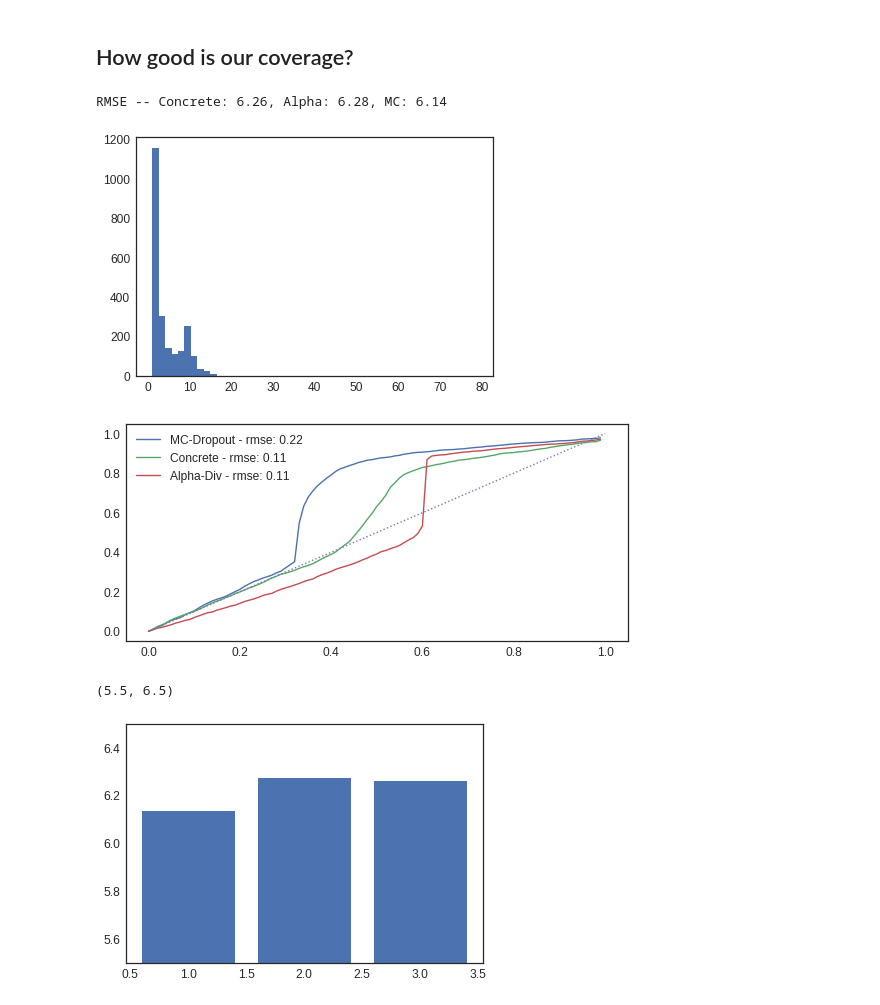
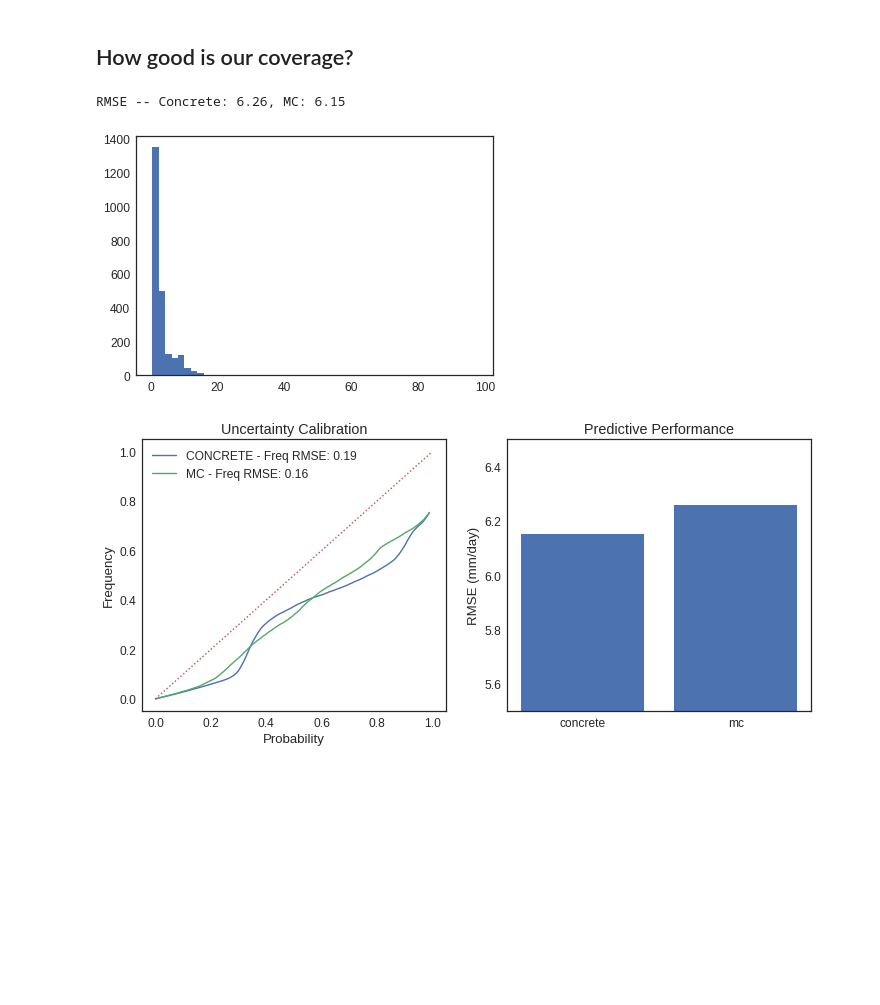
Before and after one commit to tjvandal/CI-2017, a Jupyter notebook: notebooks/bnn-climate.ipynb, the cells around one changed output. Cells and saved outputs as stored; diff of their text form; code cells hidden in the pictures; blank space fills up the shorter version.

```diff
--- a/notebooks/bnn-climate.ipynb
+++ b/notebooks/bnn-climate.ipynb
@@ -29,7 +31,7 @@ np.random.seed(0)
 # Set some global parameters
 # %%
 K_test = 5
-batch_size = 100
+batch_size = 128
 lr = 1e-4
 default_dropout_rate = 0.5
 alpha = 0.5
@@ -384,60 +394,70 @@ def get_mean_var(samples):
     sigma2 *= scale_y.var_
     return mu, sigma2
 
-concrete_mu, concrete_sigma2 = get_mean_var(concrete_samples[test_rainy_days])
-mc_mu, mc_sigma2 = get_mean_var(mc_samples[test_rainy_days])
-alpha_mu, alpha_sigma2 = get_mean_var(alpha_samples[test_rainy_days])
+concrete_mu, concrete_sigma2 = get_mean_var(samples['concrete'][test_rainy_days])
+mc_mu, mc_sigma2 = get_mean_var(samples['mc'][test_rainy_days])
+#alpha_mu, alpha_sigma2 = get_mean_var(samples['alpha'][test_rainy_days])
 
 get_rmse = lambda x: np.mean((x -  Y_test[test_rainy_days, 0])**2)**0.50
 
 concrete_rmse = get_rmse(concrete_mu)
-alpha_rmse = get_rmse(alpha_mu)
+#alpha_rmse = get_rmse(alpha_mu)
 mc_rmse = get_rmse(mc_mu)
 
-print "RMSE -- Concrete: %2.2f, Alpha: %2.2f, MC: %2.2f" % (concrete_rmse, alpha_rmse, mc_rmse)
+print "RMSE -- Concrete: %2.2f, MC: %2.2f" % (concrete_rmse, mc_rmse)
 
 plt.hist(concrete_sigma2**0.5, bins=50)
 plt.show()
 # %% [output]
-RMSE -- Concrete: 6.26, Alpha: 6.28, MC: 6.14
+RMSE -- Concrete: 6.26, MC: 6.15
-[figure, old version]
+[figure, new version]
 # %%
-def coverage_plot(mu, sigma2, y, ax, name=None):
+def coverage_plot(samples, y, ax, name=None):
+    mu, sigma2 = get_mean_var(samples)
+    sigma = np.sqrt(sigma2)
     p_range = np.arange(0.0, 1.0, 0.01)
     ratios = []
     std = sigma2**0.5
 
     normal_dist = scipy.stats.norm(0,1)
     for p_interval in p_range:
         p = 0.5 + p_interval/2.
         plow = (1. - p)/2
         phi = 1-plow
 
         zscale = normal_dist.ppf(p)
         sample_hi = mu + zscale * std
         sample_low = mu - zscale * std
 
         ratios.append(np.mean((sample_hi > y) & (y > sample_low)))
 
     err = np.mean((p_range - np.array(ratios))**2)**0.5
-    ax.plot(p_range, ratios, label='%s - rmse: %2.2f' % (name, err))
+    ax.plot(p_range, ratios, label='%s - Freq RMSE: %2.2f' % (name.upper(), err))
 
-fig, axs = plt.subplots(1,1,figsize=(9,4))
+fig, axs = plt.subplots(1,2,figsize=(12,5))
 axs = np.ravel(axs)
 
-coverage_plot(mc_mu, mc_sigma2, Y_test[test_rainy_days, 0], axs[0], name='MC-Dropout')
-coverage_plot(concrete_mu, concrete_sigma2, Y_test[test_rainy_days, 0], axs[0], name='Concrete')
-coverage_plot(alpha_mu, alpha_sigma2, Y_test[test_rainy_days, 0], axs[0], name='Alpha-Div')
+for key in sorted(samples.keys()):
+    coverage_plot(samples[key][test_rainy_days], Y_test[test_rainy_days], axs[0], name=key)
+    #coverage_plot(samples[key], Y_test, axs[0], name=key)
+
 axs[0].plot([0,1],[0,1], ls=':')
 axs[0].legend()
+axs[0].set_title("Uncertainty Calibration")
+axs[0].set_ylabel("Frequency")
+axs[0].set_xlabel("Probability")
+
+axs[1].bar([1,2], [mc_rmse, concrete_rmse])
+axs[1].set_ylim([5.5,6.5])
+axs[1].set_xticks([1,2])
+axs[1].set_xticklabels(sorted(samples.keys()))
+axs[1].set_title("Predictive Performance")
+axs[1].set_ylabel("RMSE (mm/day)")
+
+plt.savefig("uq-results.pdf")
 plt.show()
-
-plt.bar([1,2,3], [mc_rmse, alpha_rmse, concrete_rmse])
-plt.ylim([5.5,6.5])
 # %% [output]
-[figure, old version]
+[figure, new version]
-(5.5, 6.5)
-[figure, removed]
 # %%
 idx = np.argsort(rainy_test)[-100]
 
```
Also changed, not shown: parts of 6 cells of this notebook, 2 other files.
